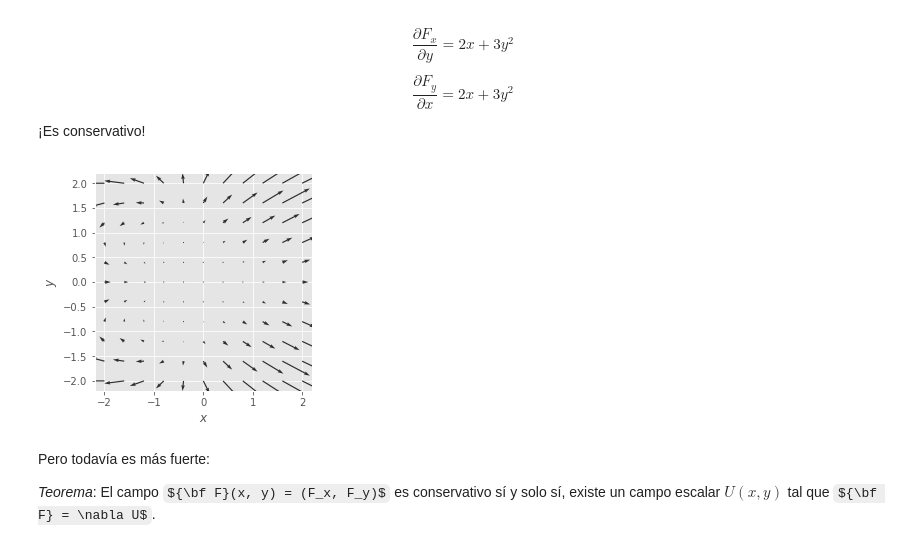
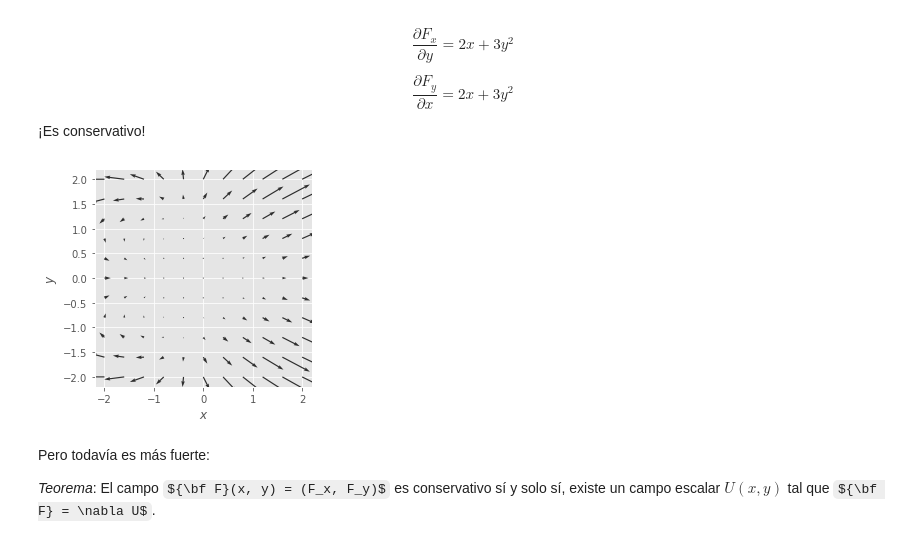
Before and after one commit to jahernando/USC-MMIII, a Jupyter notebook: tcalvec_rotdiv_conservativos.ipynb, the cells around one changed output. Cells and saved outputs as stored; diff of their text form; code cells hidden in the pictures; some formulas as TeX source.

```diff
--- a/tcalvec_rotdiv_conservativos.ipynb
+++ b/tcalvec_rotdiv_conservativos.ipynb
@@ -227,10 +234,11 @@ $$
 # %%
 xrange = (-2., 2., 11)
 Ey = lambda x, y: 2*x*y + y*y*y
 Ex = lambda x, y:   x*x + 3*x*y*y + y*y
 gf.quiver2d(Ex, Ey, xrange, xrange);
+plt.gca().set_aspect('equal', 'box')
 # %% [output]
-[figure, old version]
+[figure, new version]
 # %% [markdown]
 Pero todavía es más fuerte:
 
```
Also changed, not shown: parts of 11 cells of this notebook, 1 other file.
